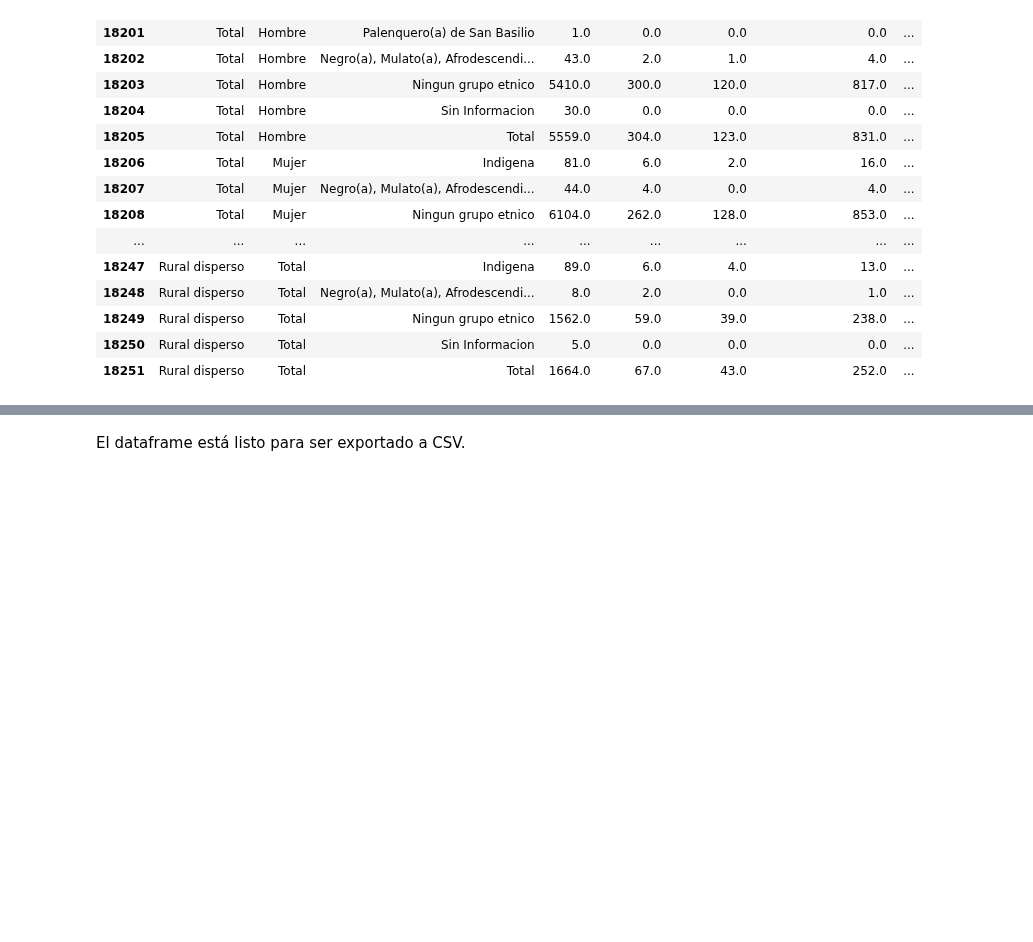
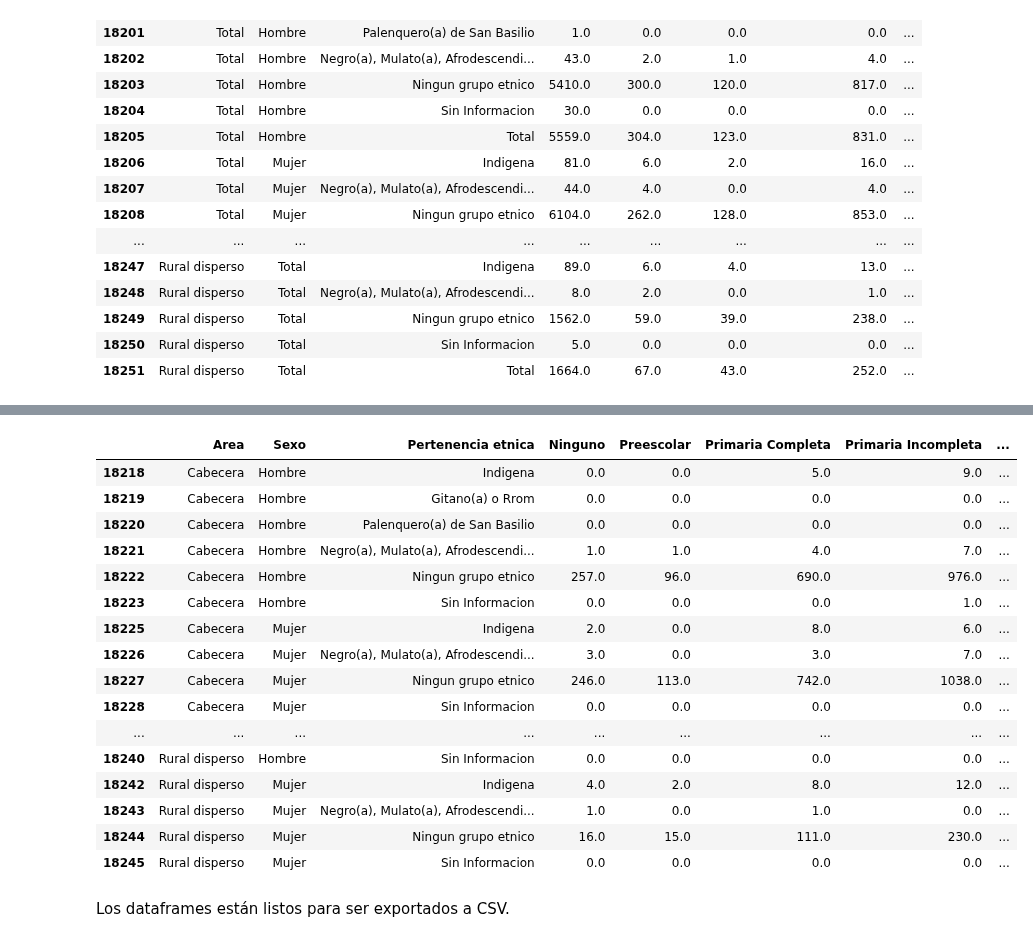
Before and after one commit to Schiavi13/Censo-Viterbo-Caldas-2018, a Jupyter notebook: source_to_csv_19pm.ipynb, the cells around one changed output, grey strips where cells are left out. Cells and saved outputs as stored; diff of their text form; code cells hidden in the pictures; blank space fills up the shorter version.

```diff
--- a/source_to_csv_19pm.ipynb
+++ b/source_to_csv_19pm.ipynb
@@ -176,3 +202,24 @@ df_19pm
+# %%
+df_19pm_cleaned = df_19pm_cleaned.loc[(df_19pm_cleaned['Area'] != 'Total') & (df_19pm_cleaned['Sexo'] != 'Total') & (df_19pm_cleaned['Pertenencia etnica'] != 'Total')]
+df_19pm_cleaned
+# %% [output]
+|  | Area | Sexo | Pertenencia etnica | Ninguno | Preescolar | Primaria Completa | Primaria Incompleta | ... |
+| 18218 | Cabecera | Hombre | Indigena | 0.0 | 0.0 | 5.0 | 9.0 | ... |
+| 18219 | Cabecera | Hombre | Gitano(a) o Rrom | 0.0 | 0.0 | 0.0 | 0.0 | ... |
+| 18220 | Cabecera | Hombre | Palenquero(a) de San Basilio | 0.0 | 0.0 | 0.0 | 0.0 | ... |
+| 18221 | Cabecera | Hombre | Negro(a), Mulato(a), Afrodescendi... | 1.0 | 1.0 | 4.0 | 7.0 | ... |
+| 18222 | Cabecera | Hombre | Ningun grupo etnico | 257.0 | 96.0 | 690.0 | 976.0 | ... |
+| 18223 | Cabecera | Hombre | Sin Informacion | 0.0 | 0.0 | 0.0 | 1.0 | ... |
+| 18225 | Cabecera | Mujer | Indigena | 2.0 | 0.0 | 8.0 | 6.0 | ... |
+| 18226 | Cabecera | Mujer | Negro(a), Mulato(a), Afrodescendi... | 3.0 | 0.0 | 3.0 | 7.0 | ... |
+| 18227 | Cabecera | Mujer | Ningun grupo etnico | 246.0 | 113.0 | 742.0 | 1038.0 | ... |
+| 18228 | Cabecera | Mujer | Sin Informacion | 0.0 | 0.0 | 0.0 | 0.0 | ... |
+| ... | ... | ... | ... | ... | ... | ... | ... | ... |
+| 18240 | Rural disperso | Hombre | Sin Informacion | 0.0 | 0.0 | 0.0 | 0.0 | ... |
+| 18242 | Rural disperso | Mujer | Indigena | 4.0 | 2.0 | 8.0 | 12.0 | ... |
+| 18243 | Rural disperso | Mujer | Negro(a), Mulato(a), Afrodescendi... | 1.0 | 0.0 | 1.0 | 0.0 | ... |
+| 18244 | Rural disperso | Mujer | Ningun grupo etnico | 16.0 | 15.0 | 111.0 | 230.0 | ... |
+| 18245 | Rural disperso | Mujer | Sin Informacion | 0.0 | 0.0 | 0.0 | 0.0 | ... |
 # %% [markdown]
-El dataframe está listo para ser exportado a CSV.
+Los dataframes están listos para ser exportados a CSV.
 # %%
```
Also changed, not shown: parts of 4 cells of this notebook.
